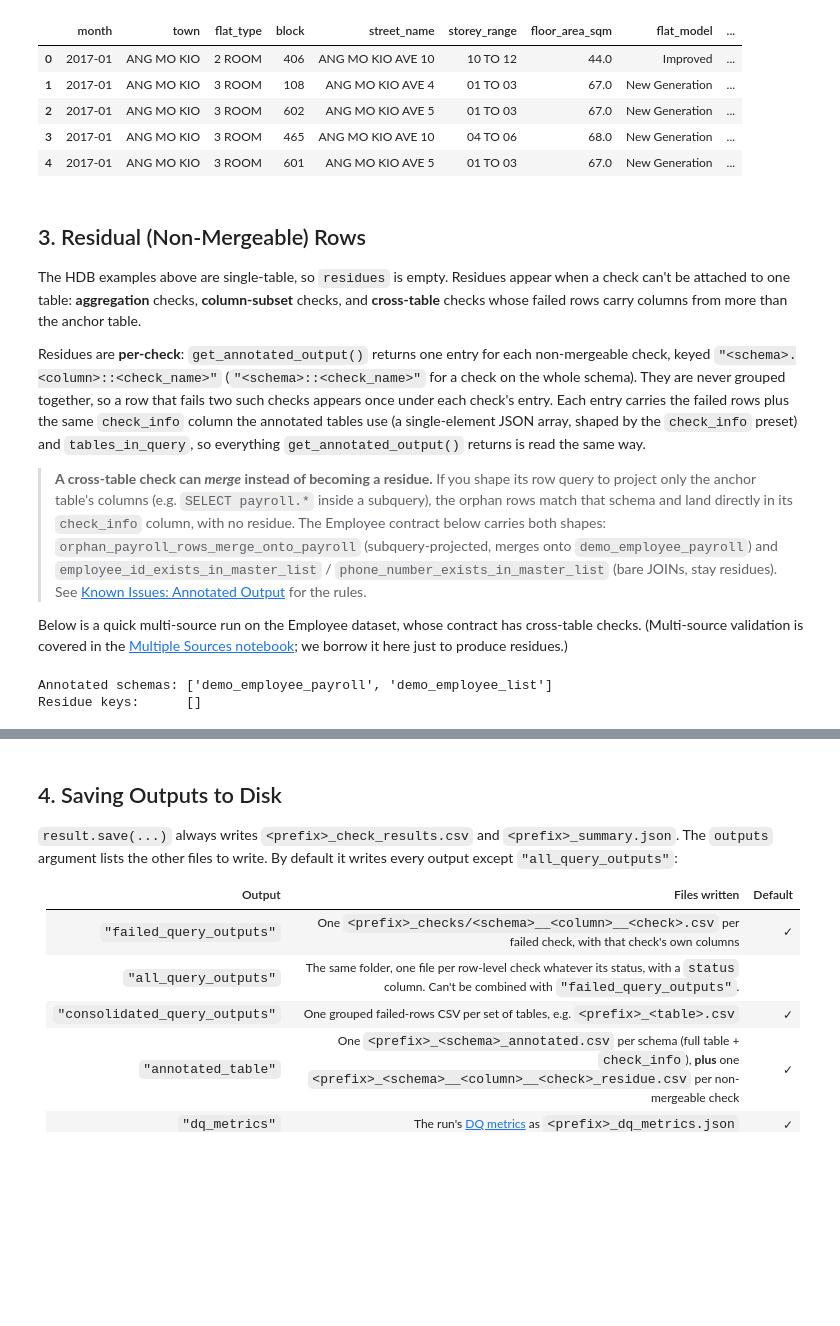
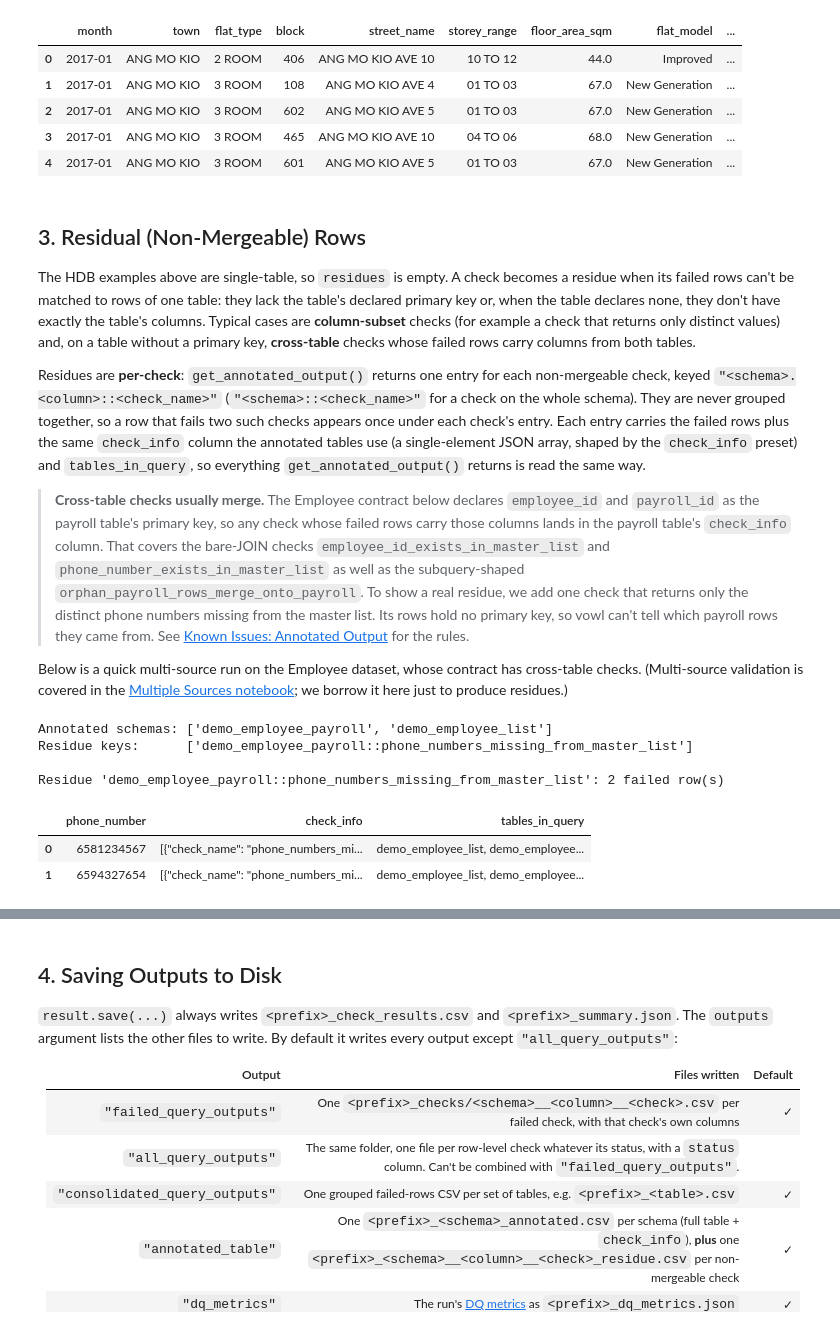
Before and after one commit to govtech-data-practice/vowl, a Jupyter notebook: examples/5_results/results_tour.ipynb, the cells around one changed output, grey strips where cells are left out. Cells and saved outputs as stored; diff of their text form; code cells hidden in the pictures; blank space fills up the shorter version.

```diff
--- a/examples/5_results/results_tour.ipynb
+++ b/examples/5_results/results_tour.ipynb
@@ -188,11 +188,11 @@ Clean rows ready for downstream use: 201,865 of 201,879
 <a id="residual-rows"></a>
 ## 3. Residual (Non-Mergeable) Rows
 
-The HDB examples above are single-table, so `residues` is empty. Residues appear when a check can't be attached to one table: **aggregation** checks, **column-subset** checks, and **cross-table** checks whose failed rows carry columns from more than the anchor table.
+The HDB examples above are single-table, so `residues` is empty. A check becomes a residue when its failed rows can't be matched to rows of one table: they lack the table's declared primary key or, when the table declares none, they don't have exactly the table's columns. Typical cases are **column-subset** checks (for example a check that returns only distinct values) and, on a table without a primary key, **cross-table** checks whose failed rows carry columns from both tables.
 
 Residues are **per-check**: `get_annotated_output()` returns one entry for each non-mergeable check, keyed `"<schema>.<column>::<check_name>"` (`"<schema>::<check_name>"` for a check on the whole schema). They are never grouped together, so a row that fails two such checks appears once under each check's entry. Each entry carries the failed rows plus the same `check_info` column the annotated tables use (a single-element JSON array, shaped by the `check_info` preset) and `tables_in_query`, so everything `get_annotated_output()` returns is read the same way.
 
-> **A cross-table check can *merge* instead of becoming a residue.** If you shape its row query to project only the anchor table's columns (e.g. `SELECT payroll.*` inside a subquery), the orphan rows match that schema and land directly in its `check_info` column, with no residue. The Employee contract below carries both shapes: `orphan_payroll_rows_merge_onto_payroll` (subquery-projected, merges onto `demo_employee_payroll`) and `employee_id_exists_in_master_list` / `phone_number_exists_in_master_list` (bare JOINs, stay residues). See [Known Issues: Annotated Output](../../docs/known-issues.md#annotated-output-not-all-checks-can-be-merged) for the rules.
+> **Cross-table checks usually merge.** The Employee contract below declares `employee_id` and `payroll_id` as the payroll table's primary key, so any check whose failed rows carry those columns lands in the payroll table's `check_info` column. That covers the bare-JOIN checks `employee_id_exists_in_master_list` and `phone_number_exists_in_master_list` as well as the subquery-shaped `orphan_payroll_rows_merge_onto_payroll`. To show a real residue, we add one check that returns only the distinct phone numbers missing from the master list. Its rows hold no primary key, so vowl can't tell which payroll rows they came from. See [Known Issues: Annotated Output](../../docs/known-issues.md#annotated-output-not-all-checks-can-be-merged) for the rules.
 
 Below is a quick multi-source run on the Employee dataset, whose contract has cross-table checks. (Multi-source validation is covered in the [Multiple Sources notebook](../2_multiple_sources/multiple_sources.ipynb); we borrow it here just to produce residues.)
 # %%
@@ -209,14 +230,18 @@ mt_output = mt_result.get_annotated_output()
 # %%
 # Each residue is the failed rows for ONE non-mergeable check, keyed "<schema>.<column>::<check>"
 print("Annotated schemas:", list(mt_output["annotated"].keys()))
 print("Residue keys:     ", list(mt_output["residues"].keys()))
 
 for key, residue in mt_output["residues"].items():
     residue_df = residue.to_pandas()
     print(f"\nResidue '{key}': {len(residue_df)} failed row(s)")
-    display(residue_df[["employee_id", "payroll_id", "month",
-                        "check_info", "tables_in_query"]])
+    display(residue_df)
 # %% [output]
 Annotated schemas: ['demo_employee_payroll', 'demo_employee_list']
-Residue keys:      []
+Residue keys:      ['demo_employee_payroll::phone_numbers_missing_from_master_list']
+
+Residue 'demo_employee_payroll::phone_numbers_missing_from_master_list': 2 failed row(s)
+|  | phone_number | check_info | tables_in_query |
+| 0 | 6581234567 | [{"check_name": "phone_numbers_mi... | demo_employee_list, demo_employee... |
+| 1 | 6594327654 | [{"check_name": "phone_numbers_mi... | demo_employee_list, demo_employee... |
 # %% [markdown]
```
Also changed, not shown: parts of 4 cells of this notebook, 12 other files.
